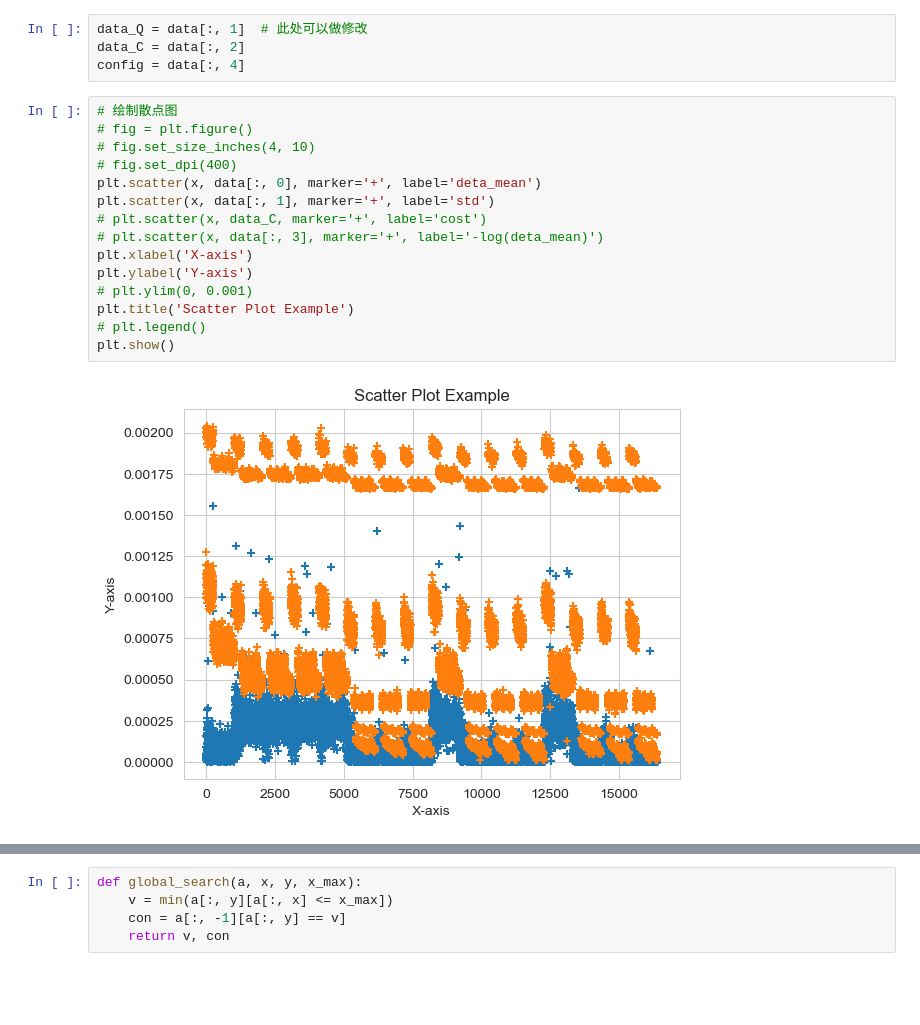
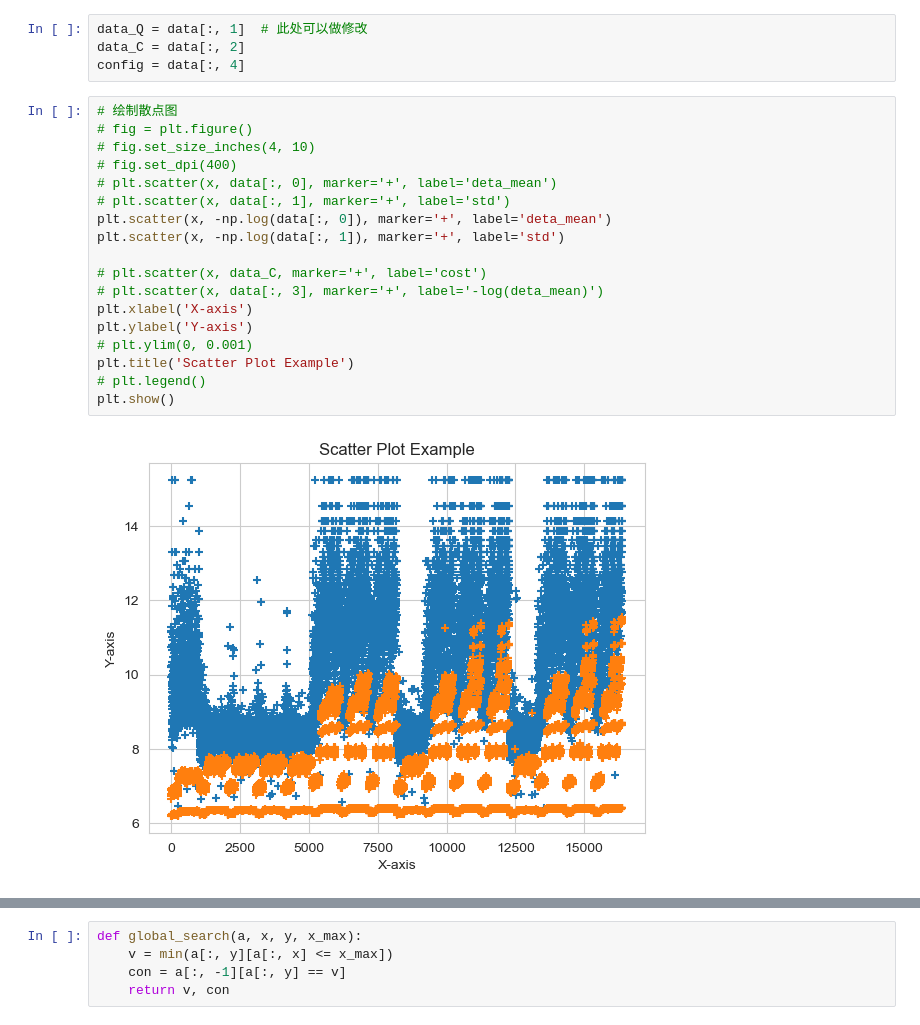
Before and after one commit to Ruizhe-Yang/DIGILENT.simulink-case, a Jupyter notebook: analysis/analysis.ipynb, the cells around one changed output, grey strips where cells are left out. Drawn from its saved outputs; the diff is of its cells as text; blank space fills up the shorter version.

```diff
--- a/analysis/analysis.ipynb
+++ b/analysis/analysis.ipynb
@@ -14,20 +14,23 @@ config = data[:, 4]
 # %%
 # 绘制散点图
 # fig = plt.figure()
 # fig.set_size_inches(4, 10)
 # fig.set_dpi(400)
-plt.scatter(x, data[:, 0], marker='+', label='deta_mean')
-plt.scatter(x, data[:, 1], marker='+', label='std')
+# plt.scatter(x, data[:, 0], marker='+', label='deta_mean')
+# plt.scatter(x, data[:, 1], marker='+', label='std')
+plt.scatter(x, -np.log(data[:, 0]), marker='+', label='deta_mean')
+plt.scatter(x, -np.log(data[:, 1]), marker='+', label='std')
+
 # plt.scatter(x, data_C, marker='+', label='cost')
 # plt.scatter(x, data[:, 3], marker='+', label='-log(deta_mean)')
 plt.xlabel('X-axis')
 plt.ylabel('Y-axis')
 # plt.ylim(0, 0.001)
 plt.title('Scatter Plot Example')
 # plt.legend()
 plt.show()
 # %% [output]
-[figure, old version]
+[figure, new version]
 # %%
 # 绘制散点图
 fig = plt.figure()
```
Also changed, not shown: parts of 1 cell of this notebook, 1 other file.
